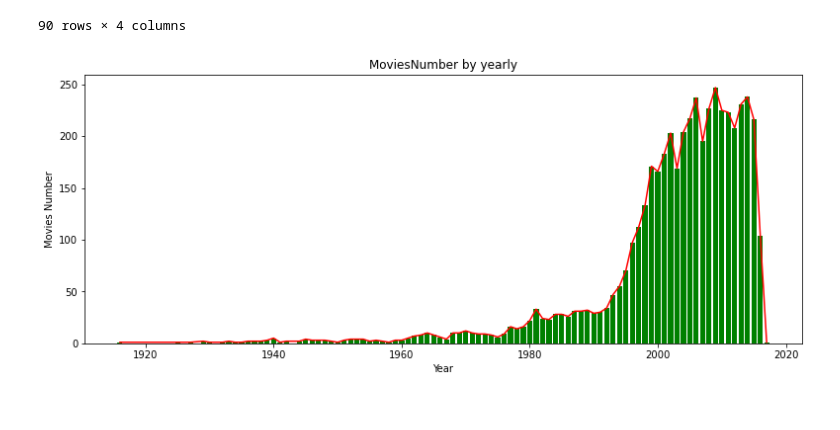
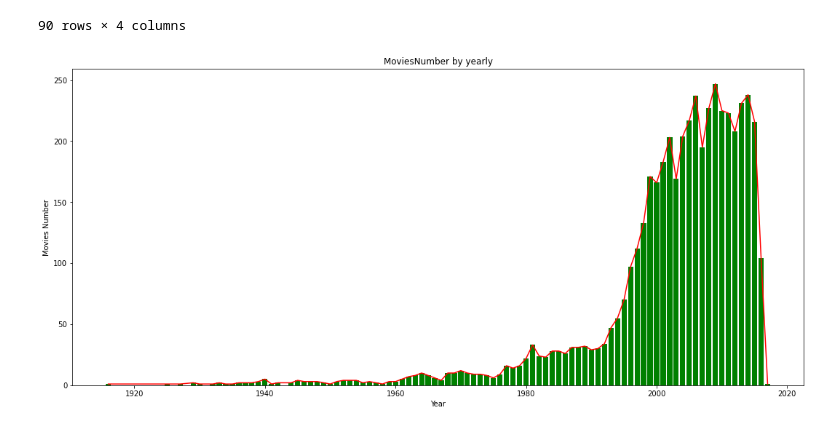
Before and after one commit to Feng-H/PandaLearning, a Jupyter notebook: Pandas CookBook Learning.ipynb, the cells around one changed output. Drawn from its saved outputs; the diff is of its cells as text; code cells hidden in the pictures.

```diff
--- a/Pandas CookBook Learning.ipynb
+++ b/Pandas CookBook Learning.ipynb
@@ -670,12 +670,12 @@ CDate
 90 rows × 4 columns
 # %%
 import matplotlib.pyplot as plt
-plt.figure(figsize=(13,5))
+plt.figure(figsize=(18,8))
 plt.plot(CDate.index.values,CDate["title"],color="red")
 plt.bar(CDate.index.values,CDate["title"],color="green")
 plt.xlabel("Year")
 plt.ylabel("Movies Number")
 plt.title("MoviesNumber by yearly")
 plt.show()
 # %% [output]
-[figure, old version]
+[figure, new version]
```
Also changed, not shown: parts of 2 cells of this notebook, 1 other file.
